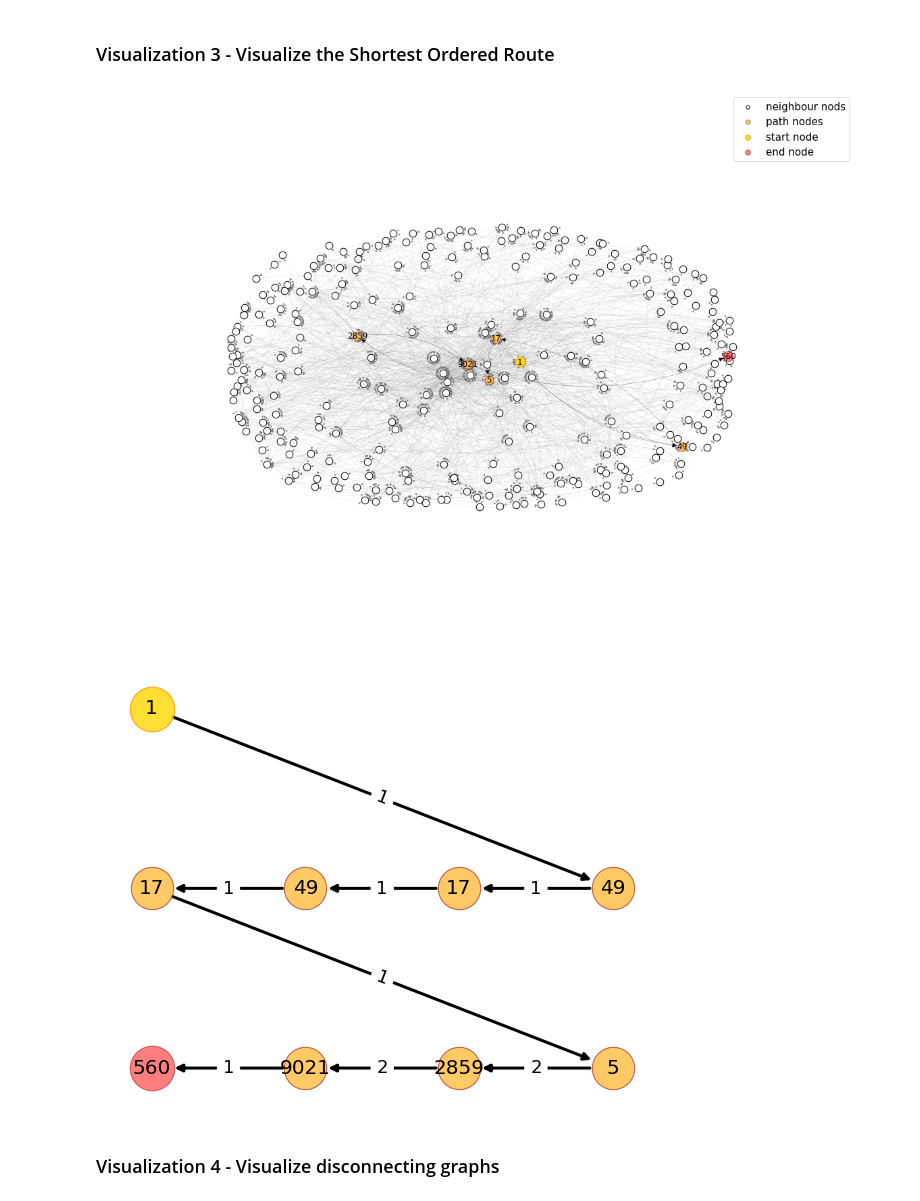
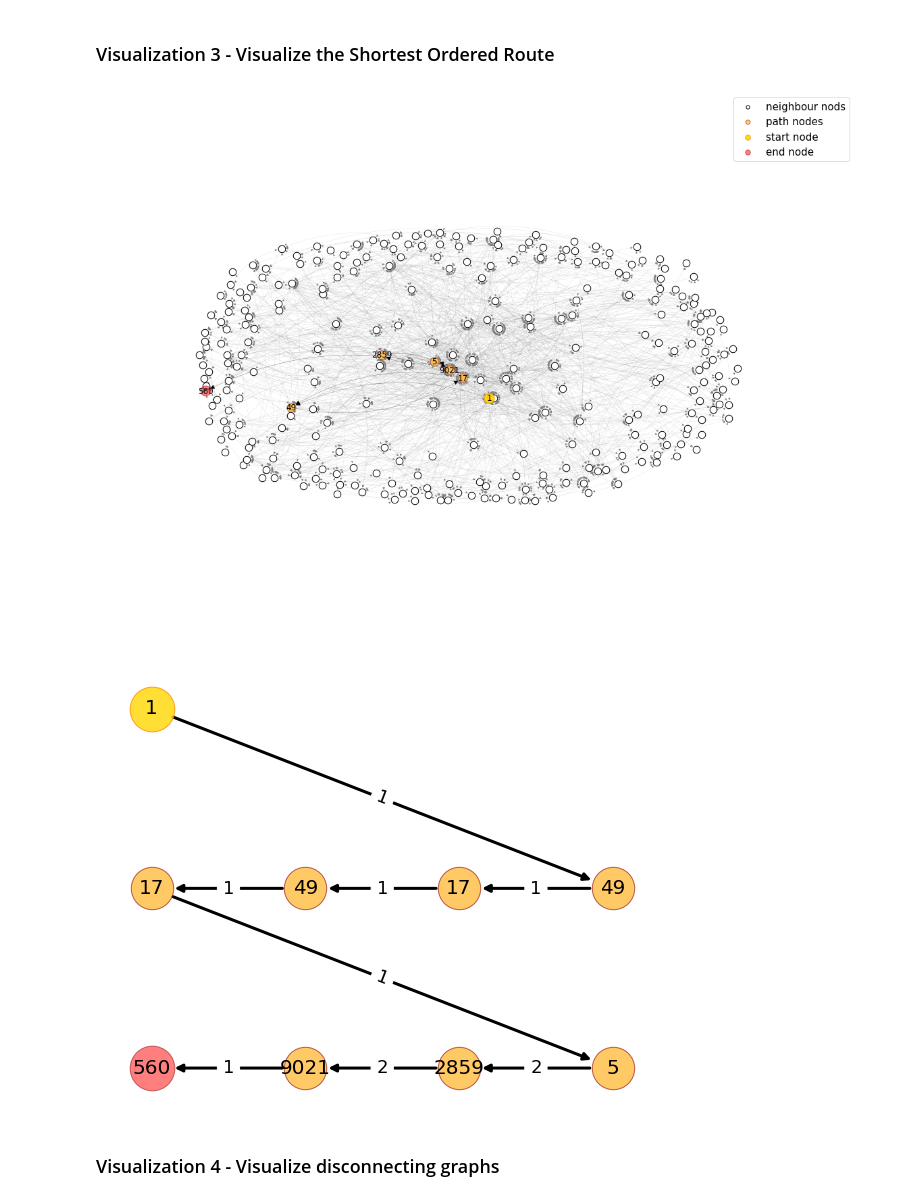
Before and after one commit to Mantuano-A/ADM-HW5, a Jupyter notebook: ADM_HW5_Mina.ipynb, the cells around one changed output. Saved outputs shown, nothing was run; the diff lists cells and outputs as text; code cells hidden in the pictures.

```diff
--- a/ADM_HW5_Mina.ipynb
+++ b/ADM_HW5_Mina.ipynb
@@ -65,7 +60,7 @@ with open(filename + 'graph.pickle', 'wb') as fp:
 ### LOAD DATA FROM FILE
 # %%
 import pickle
-filename = '/content/drive/MyDrive/ADM/HW5/graph.pickle'
+filename = 'graph.pickle'
 with open(filename, 'rb') as handle:
     graph = pickle.load(handle)
 # %% [markdown]
@@ -227,13 +256,10 @@ def myDijkstra(graph, source, start, end):
 
     return prev, dist
 # %%
-p_1,p_n = 1, 49
-orderedRoute = [17]
+p_1,p_n = 1, 560
+orderedRoute = [17,49,5,2859]
 start = "08/2008"
 end = "12/2008"
-
-with open('graph (1).pickle', 'rb') as handle:
-    graph = pickle.load(handle)
 
 bestPath, cost = shortestOrderedRoute(graph,start, end,orderedRoute,p_1,p_n)
 
@@ -343,14 +411,11 @@ def plotmetric(graph, node, start, end, metrica, n):
 # %%
 import networkx as nx
 
-with open('graph (1).pickle', 'rb') as handle:
-    graph = pickle.load(handle)
-
 G = networkx_to_subgraph(graph,bestPath,start = 200808, end = 200812)
 
-visualization3(graph,bestPath, 200808, 200812, k = 0.8 ,seed = 1)
+visualization3(graph,bestPath, 200808, 200812, k = 0.8 ,seed = 10)
 # %% [output]
-[figure, old version]
+[figure, new version]
 [figure]
 # %% [markdown]
 ### Visualization 4 - Visualize disconnecting graphs
```
Also changed, not shown: parts of 39 cells of this notebook, 2 other files.
